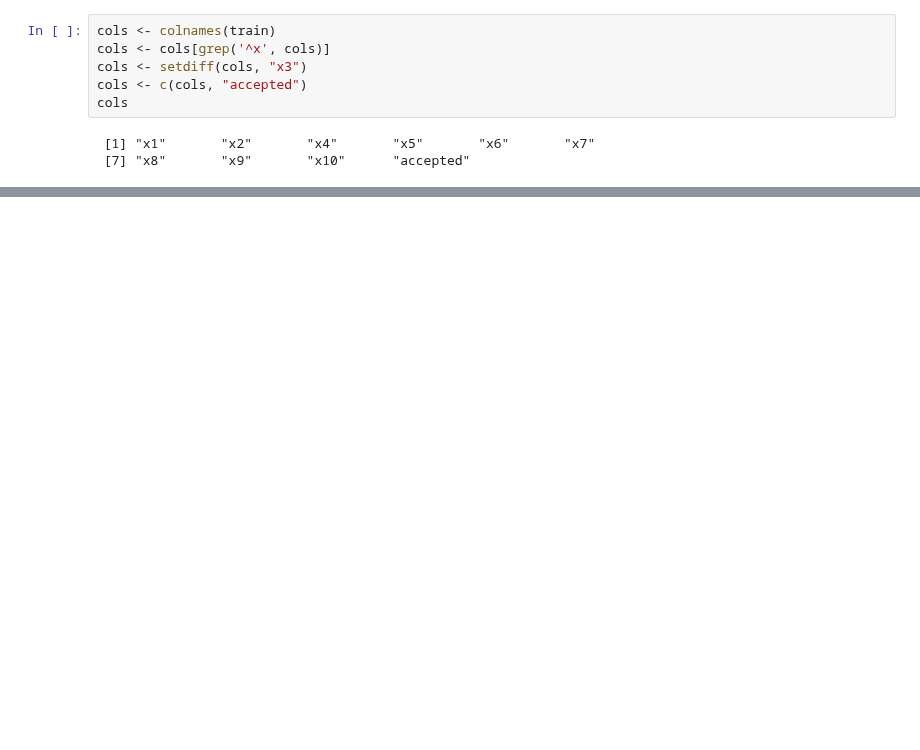
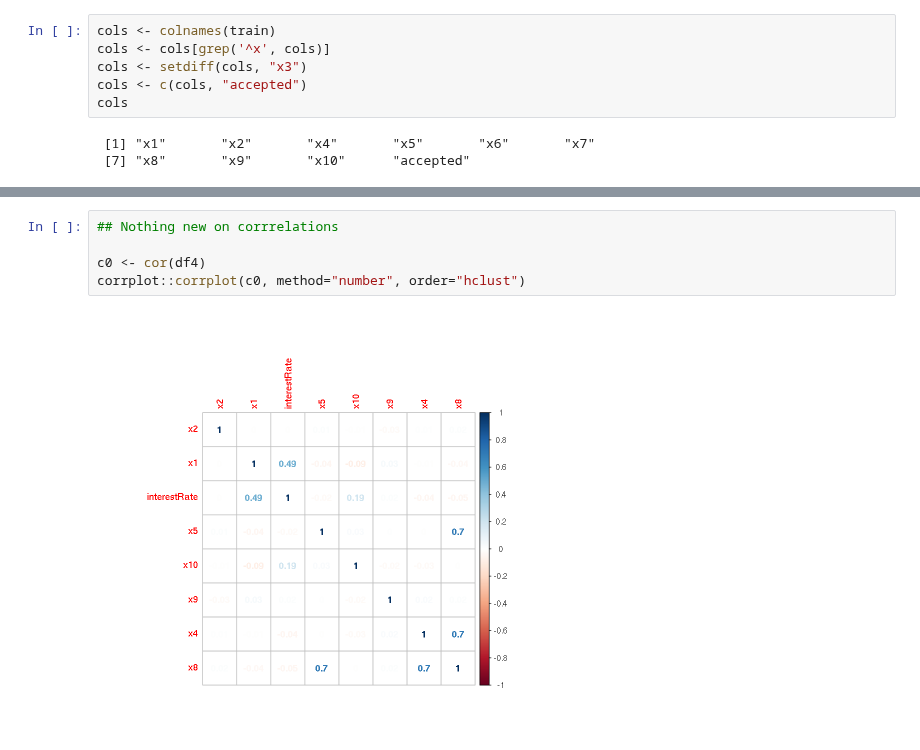
Before and after one commit to eepgwde/pyeg0, a Jupyter notebook: caret/classr1/smava02.ipynb, the cells around one changed output, grey strips where cells are left out. Drawn from its saved outputs; the diff is of its cells as text; blank space fills up the shorter version.

```diff
--- a/caret/classr1/smava02.ipynb
+++ b/caret/classr1/smava02.ipynb
@@ -141,0 +377,7 @@ fit1x
+# %%
+## Nothing new on corrrelations
+
+c0 <- cor(df4)
+corrplot::corrplot(c0, method="number", order="hclust")
+# %% [output]
+[figure, added]
```
Also changed, not shown: parts of 43 cells of this notebook.
